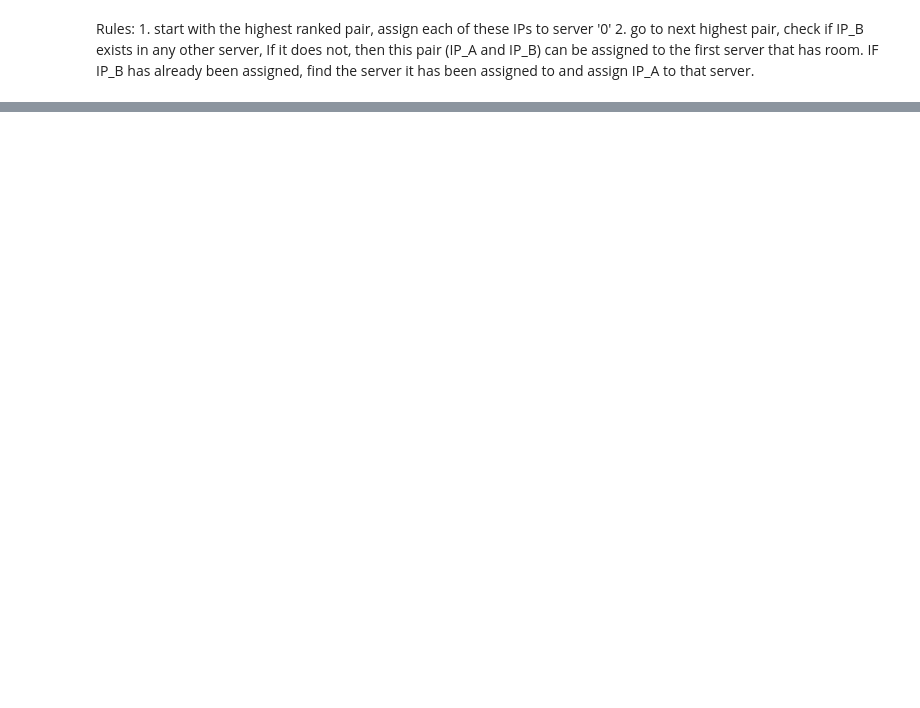
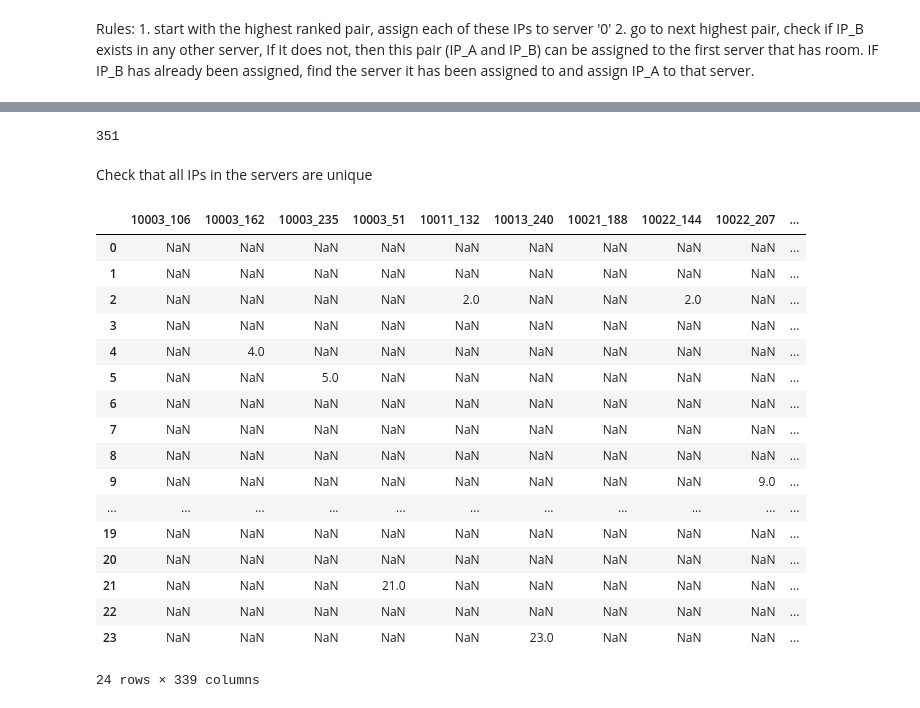
Before and after one commit to nrb75/Manifold, a Jupyter notebook: rules.ipynb, the cells around one changed output, grey strips where cells are left out. Drawn from its saved outputs; the diff is of its cells as text; code cells hidden in the pictures; blank space fills up the shorter version.

Commit message:
finalized server assignments

```diff
--- a/rules.ipynb
+++ b/rules.ipynb
@@ -1,9 +1,2 @@
 # %% [markdown]
 manipulate rules
-# %%
-with open('rules_df.csv', 'rb') as f:
-    lines=f.readlines()
-    for i in range(0, len(lines)):
-        line=lines[i]
-        parts = line.strip().split(',')
-        print (parts)
@@ -70,0 +33,5 @@ a=(data['IP_A']).unique()
+# %%
+for i in a:
+    if i in b:
+        print(i)
+#every IP is a id unique and does not exist in b
@@ -76,18 +73,30 @@ server={}
 ips={}
 #serverlist.append(server) #put a new server dictionary into our list
 
+serverid=0
 for i in range(0,len(data)):
     if len(server)==serversize:
         serverlist.append(server)
         server={}
-    if data['IP_B'][i] in server and len(server)<=serversize-1 and data['IP_A'][i] not in ips:
-        server[data['IP_A'][i]]=1
+        serverid=serverid+1
+    #if IP_B is in this server, it is a duplicate, so we only want to add in the IP_A which has not been added to the server yet
+    if (data['IP_B'][i] in server) and (len(server)<=(serversize-1)) and (data['IP_A'][i] not in ips):
+        server[data['IP_A'][i]]=serverid
         ips[data['IP_A'][i]]=1
-    if data['IP_B'][i] not in server and len(server)<=serversize-2 and data['IP_A'][i] not in ips:
-        server[data['IP_A'][i]]=1
-        server[data['IP_B'][i]]=1
+    #if IP_B is not in the server, and the server has room for 2 more, and it's matching IP_A is also not in the ip list we know IP_A hasn't been added yet.
+    #Thus, we need to add both the IP_A and IP_B in this row to this server and the ip list.
+    if (data['IP_B'][i] not in server) and len(server)<=(serversize-2) and (data['IP_A'][i] not in ips):
+        server[data['IP_A'][i]]=serverid
+        server[data['IP_B'][i]]=serverid
         ips[data['IP_A'][i]]=1
         ips[data['IP_B'][i]]=1
-    #print(len(server))
-print(serverlist)
-print(ips)
+   ##if IP_B is not in the server, and the server has room for only 1 more, and it's matching IP_A is also not in the ip list we know IP_A hasn't been added yet.
+    #we need to create a new server, and add both the IP_A and IP_B in this row to this new server and the ip list.
+    if (data['IP_B'][i] not in server) and len(server)==(serversize-1) and (data['IP_A'][i] not in ips): #if there is not enough room for the pair, we need to start a new server even if it is not full
+        serverlist.append(server)
+        server={}
+        serverid=serverid+1
+        server[data['IP_A'][i]]=serverid
+        server[data['IP_B'][i]]=serverid
+        ips[data['IP_A'][i]]=1
+        ips[data['IP_B'][i]]=1
@@ -150,0 +109,29 @@ for i in range(0,len(data)):
+# %%
+len(ips) #yes we get the correct number of IPs, but why are we still getting duplicates??
+# %% [output]
+351
+# %% [markdown]
+Check that all IPs in the servers are unique
+# %%
+server_df=pd.DataFrame.from_records(serverlist)
+# %%
+server_df
+# %% [output]
+|  | 10003_106 | 10003_162 | 10003_235 | 10003_51 | 10011_132 | 10013_240 | 10021_188 | 10022_144 | 10022_207 | ... |
+| 0 | NaN | NaN | NaN | NaN | NaN | NaN | NaN | NaN | NaN | ... |
+| 1 | NaN | NaN | NaN | NaN | NaN | NaN | NaN | NaN | NaN | ... |
+| 2 | NaN | NaN | NaN | NaN | 2.0 | NaN | NaN | 2.0 | NaN | ... |
+| 3 | NaN | NaN | NaN | NaN | NaN | NaN | NaN | NaN | NaN | ... |
+| 4 | NaN | 4.0 | NaN | NaN | NaN | NaN | NaN | NaN | NaN | ... |
+| 5 | NaN | NaN | 5.0 | NaN | NaN | NaN | NaN | NaN | NaN | ... |
+| 6 | NaN | NaN | NaN | NaN | NaN | NaN | NaN | NaN | NaN | ... |
+| 7 | NaN | NaN | NaN | NaN | NaN | NaN | NaN | NaN | NaN | ... |
+| 8 | NaN | NaN | NaN | NaN | NaN | NaN | NaN | NaN | NaN | ... |
+| 9 | NaN | NaN | NaN | NaN | NaN | NaN | NaN | NaN | 9.0 | ... |
+| ... | ... | ... | ... | ... | ... | ... | ... | ... | ... | ... |
+| 19 | NaN | NaN | NaN | NaN | NaN | NaN | NaN | NaN | NaN | ... |
+| 20 | NaN | NaN | NaN | NaN | NaN | NaN | NaN | NaN | NaN | ... |
+| 21 | NaN | NaN | NaN | 21.0 | NaN | NaN | NaN | NaN | NaN | ... |
+| 22 | NaN | NaN | NaN | NaN | NaN | NaN | NaN | NaN | NaN | ... |
+| 23 | NaN | NaN | NaN | NaN | NaN | 23.0 | NaN | NaN | NaN | ... |
+24 rows × 339 columns
```
Also changed, not shown: parts of 27 cells of this notebook, 1 other file.
